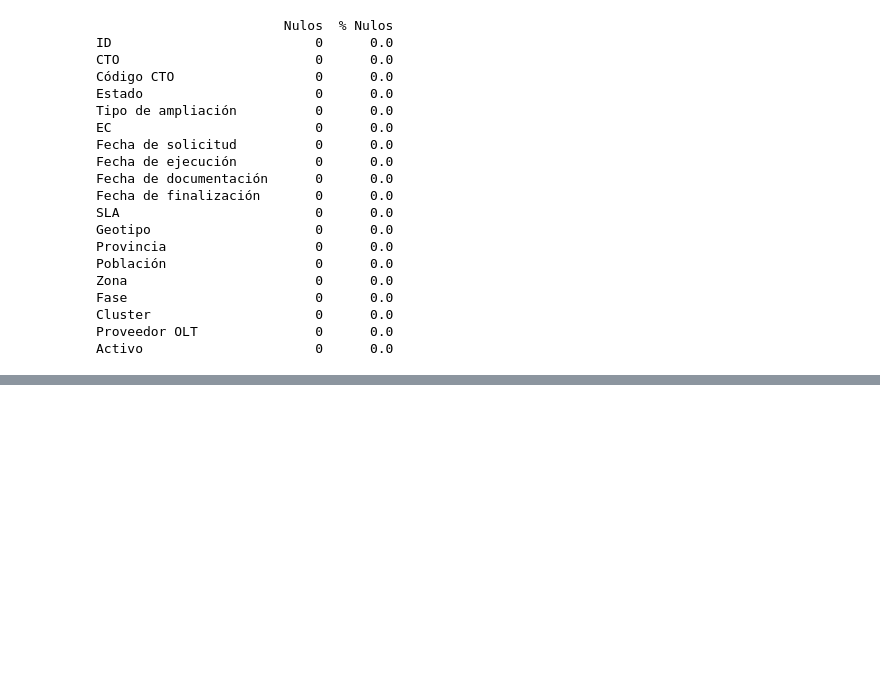
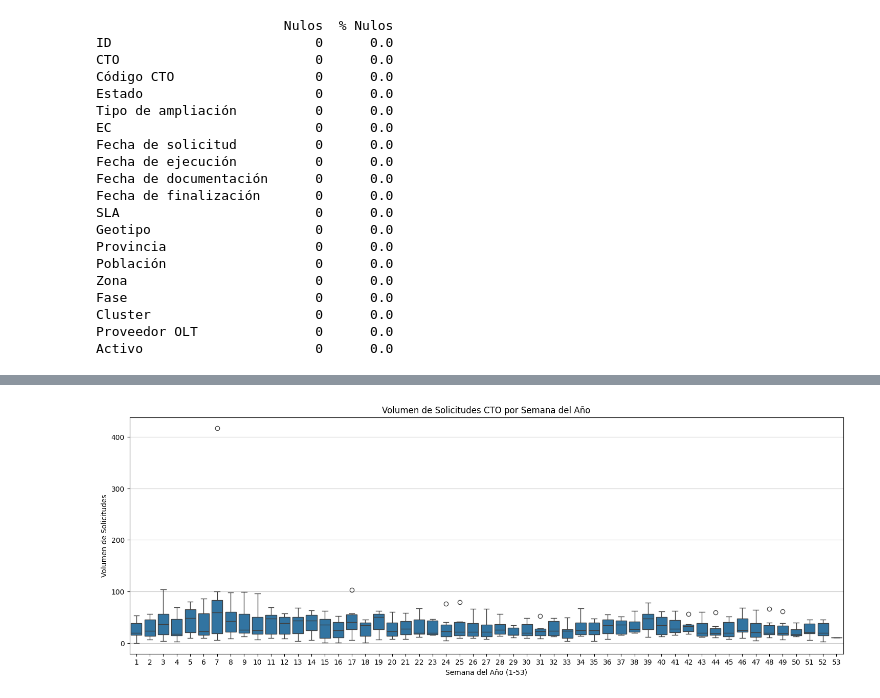
Before and after one commit to JhonFajardoRodas/TFM-GIT, a Jupyter notebook: Notebooks Python/exploringdata.ipynb, the cells around one changed output, grey strips where cells are left out. Saved outputs shown, nothing was run; the diff lists cells and outputs as text; code cells hidden in the pictures; blank space fills up the shorter version.

```diff
--- a/Notebooks Python/exploringdata.ipynb
+++ b/Notebooks Python/exploringdata.ipynb
@@ -273,0 +246,11 @@ Activo                      0      0.0
+# %%
+# Visualización de la serie temporal: BOXPLOT por año
+plt.figure(figsize=(18, 6))
+sns.boxplot(x='Semana', y='Número de ampliaciones', data=df_CTO_weekly.reset_index())
+plt.title('Volumen de Solicitudes CTO por Semana del Año')
+plt.xlabel('Semana del Año (1-53)')
+plt.ylabel('Volumen de Solicitudes')
+plt.grid(axis='y', alpha=0.7)
+plt.show()
+# %% [output]
+[figure, added]
```
Also changed, not shown: parts of 100 cells of this notebook, 1 other file.
